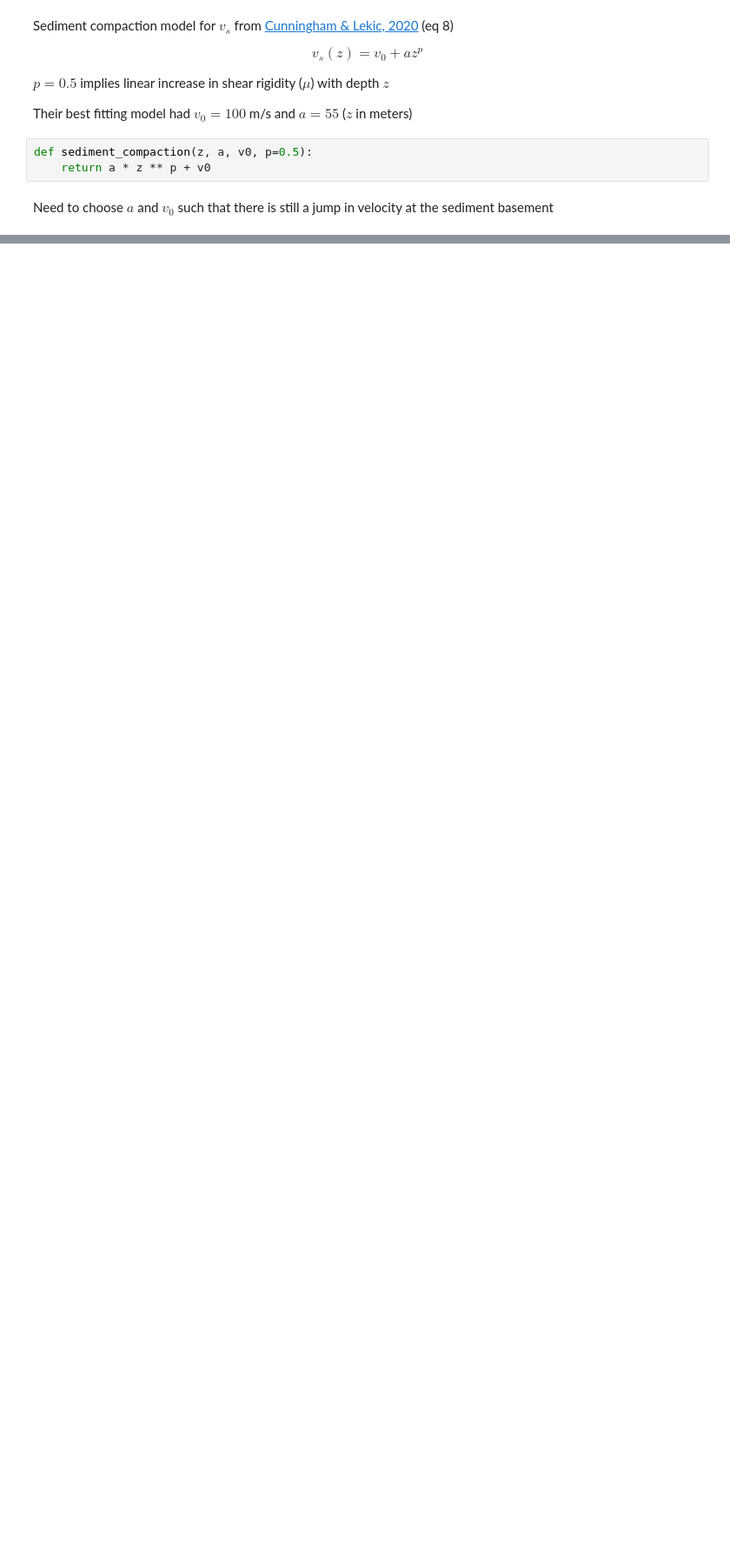
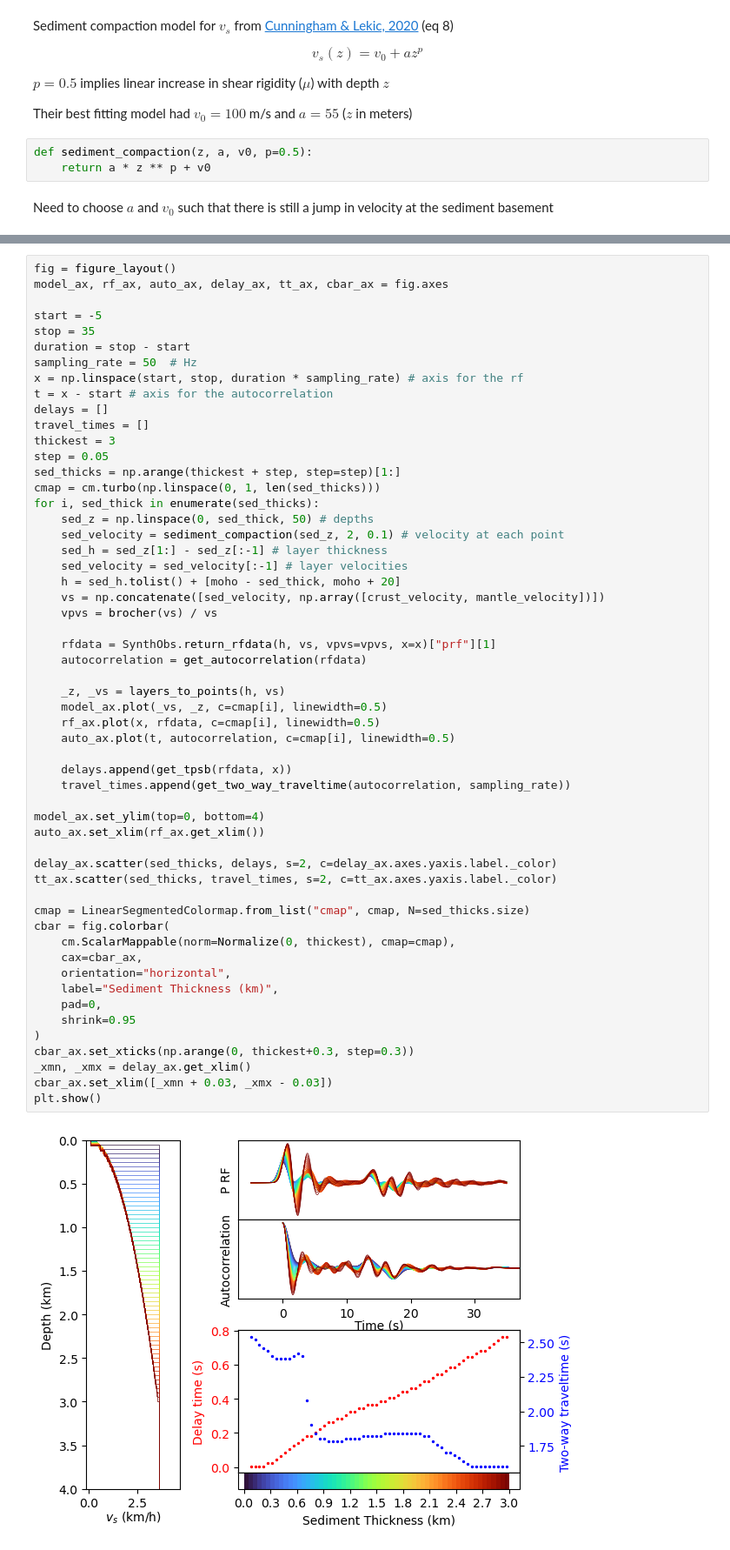
Before and after one commit to auggiemarignier/AusSedThick, a Jupyter notebook: aussedthickrf/forward_modelling.ipynb, the cells around one changed output, grey strips where cells are left out. Shown at 87% size. Drawn from its saved outputs; the diff is of its cells as text; blank space fills up the shorter version.

Commit message:
greater compaction model

```diff
--- a/aussedthickrf/forward_modelling.ipynb
+++ b/aussedthickrf/forward_modelling.ipynb
@@ -363,3 +363,60 @@ cbar_ax.set_xlim([_xmn + 0.03, _xmx - 0.03])
 plt.show()
 # %% [output]
 [figure]
+# %%
+fig = figure_layout()
+model_ax, rf_ax, auto_ax, delay_ax, tt_ax, cbar_ax = fig.axes
+
+start = -5
+stop = 35
+duration = stop - start
+sampling_rate = 50  # Hz
+x = np.linspace(start, stop, duration * sampling_rate) # axis for the rf
+t = x - start # axis for the autocorrelation
+delays = []
+travel_times = []
+thickest = 3
+step = 0.05
+sed_thicks = np.arange(thickest + step, step=step)[1:]
+cmap = cm.turbo(np.linspace(0, 1, len(sed_thicks)))
+for i, sed_thick in enumerate(sed_thicks):
+    sed_z = np.linspace(0, sed_thick, 50) # depths
+    sed_velocity = sediment_compaction(sed_z, 2, 0.1) # velocity at each point
+    sed_h = sed_z[1:] - sed_z[:-1] # layer thickness
+    sed_velocity = sed_velocity[:-1] # layer velocities
+    h = sed_h.tolist() + [moho - sed_thick, moho + 20]
+    vs = np.concatenate([sed_velocity, np.array([crust_velocity, mantle_velocity])])
+    vpvs = brocher(vs) / vs
+
+    rfdata = SynthObs.return_rfdata(h, vs, vpvs=vpvs, x=x)["prf"][1]
+    autocorrelation = get_autocorrelation(rfdata)
+
+    _z, _vs = layers_to_points(h, vs)
+    model_ax.plot(_vs, _z, c=cmap[i], linewidth=0.5)
+    rf_ax.plot(x, rfdata, c=cmap[i], linewidth=0.5)
+    auto_ax.plot(t, autocorrelation, c=cmap[i], linewidth=0.5)
+
+    delays.append(get_tpsb(rfdata, x))
+    travel_times.append(get_two_way_traveltime(autocorrelation, sampling_rate))
+
+model_ax.set_ylim(top=0, bottom=4)
+auto_ax.set_xlim(rf_ax.get_xlim())
+
+delay_ax.scatter(sed_thicks, delays, s=2, c=delay_ax.axes.yaxis.label._color)
+tt_ax.scatter(sed_thicks, travel_times, s=2, c=tt_ax.axes.yaxis.label._color)
+
+cmap = LinearSegmentedColormap.from_list("cmap", cmap, N=sed_thicks.size)
+cbar = fig.colorbar(
+    cm.ScalarMappable(norm=Normalize(0, thickest), cmap=cmap),
+    cax=cbar_ax,
+    orientation="horizontal",
+    label="Sediment Thickness (km)",
+    pad=0,
+    shrink=0.95
+)
+cbar_ax.set_xticks(np.arange(0, thickest+0.3, step=0.3))
+_xmn, _xmx = delay_ax.get_xlim()
+cbar_ax.set_xlim([_xmn + 0.03, _xmx - 0.03])
+plt.show()
+# %% [output]
+[figure, added]
```
